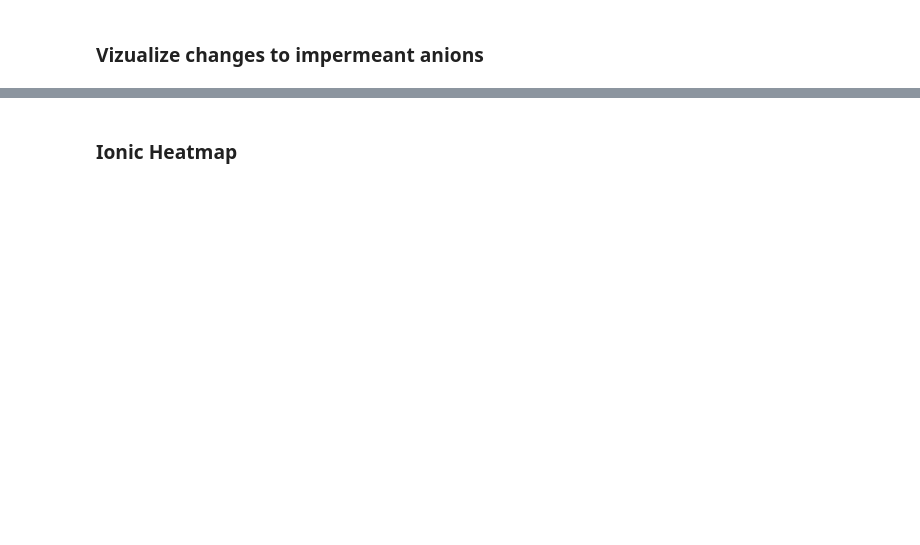
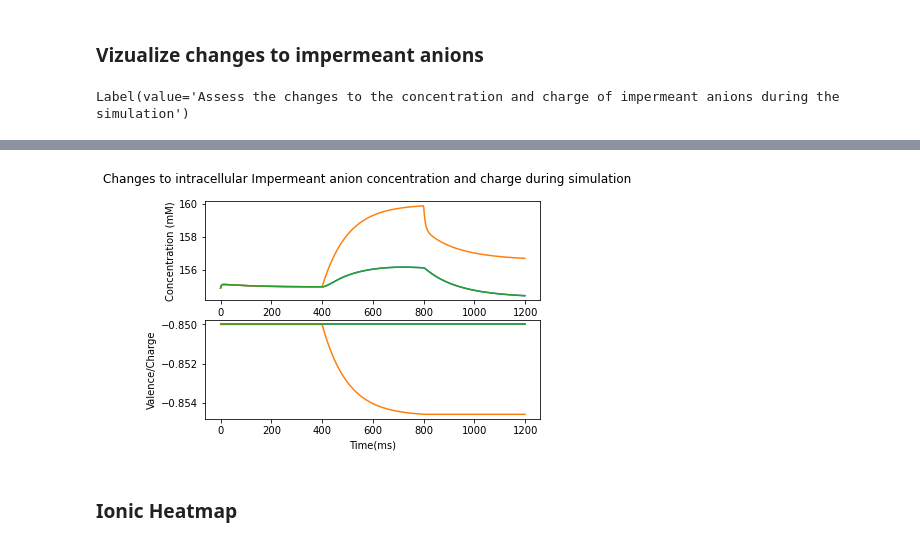
Before and after one commit to TrellixVulnTeam/MSc-Computational-Neuroscience-Repo_ZR8H, a Jupyter notebook: Multicompartment Trials/Multicompartment_Sim_V4.ipynb, the cells around one changed output, grey strips where cells are left out. Drawn from its saved outputs; the diff is of its cells as text; code cells hidden in the pictures; blank space fills up the shorter version.

```diff
--- a/Multicompartment Trials/Multicompartment_Sim_V4.ipynb
+++ b/Multicompartment Trials/Multicompartment_Sim_V4.ipynb
@@ -1386,6 +1379,9 @@ display(lbl_xchange,btn_xchange,output_xchange)
 # IMPLEMENTATION:
 
 
+
+
+
 def plot_xchange_graph():
 
     fig_xchange,(ax_conc,ax_charge) = mplt.subplots(2,1)
@@ -1394,9 +1390,13 @@ def plot_xchange_graph():
     ax_charge.set_ylabel("Valence/Charge")
     ax_charge.set_xlabel("Time(ms)")
 
-    for i in range(len(comp_arr)):
-        ax_conc.plot(t_arr[0:-1:1000],comp_arr[i].x_arr[0:-1:1000], label = comp_arr[i].name)
-        ax_charge.plot(t_arr[0:-1:1000],comp_arr[i].z_arr[0:-1:1000])
+
+
+    for i in range(len(sim.comp_arr)):
+        y_arr = [master_arr[i][j][7]*1e3 for j in range(len(sim.interval_arr))]
+        ax_conc.plot(t_arr,y_arr, label = sim.comp_arr[i].name)
+        y_arr = [master_arr[i][j][8] for j in range(len(sim.interval_arr))]
+        ax_charge.plot(t_arr,y_arr, label = sim.comp_arr[i].name)
 
 
 def btn_xchange_clicked(b):
@@ -1419,3 +1419,5 @@ btn_xchange.on_click(btn_xchange_clicked)
 
 #print(xflux_rate)
 #print(comp_arr[0].flux_rate)
+# %% [output]
+Label(value='Assess the changes to the concentration and charge of impermeant anions during the simulation')
@@ -1422,3 +1426,4 @@ btn_xchange.on_click(btn_xchange_clicked)
+[figure, added]
 # %% [markdown]
 ### Ionic Heatmap
 # %%
```
Also changed, not shown: parts of 9 cells of this notebook, 8 other files.
